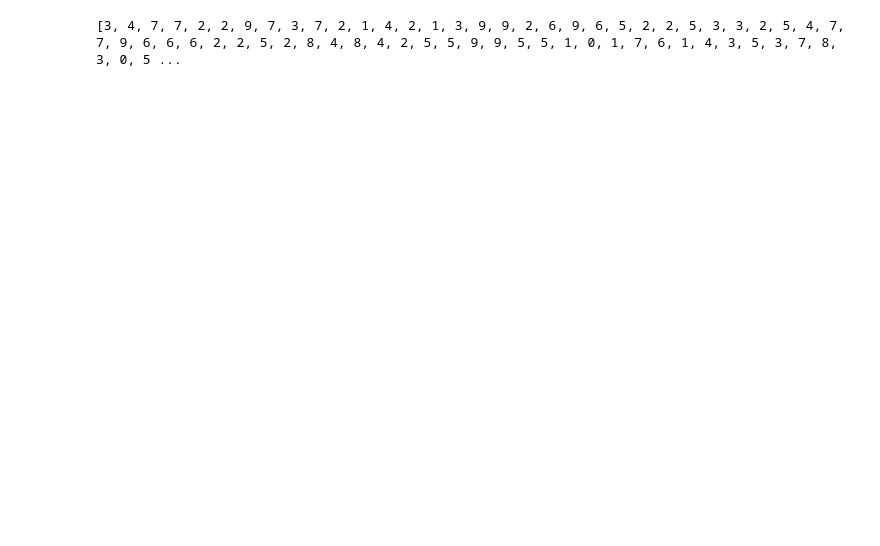
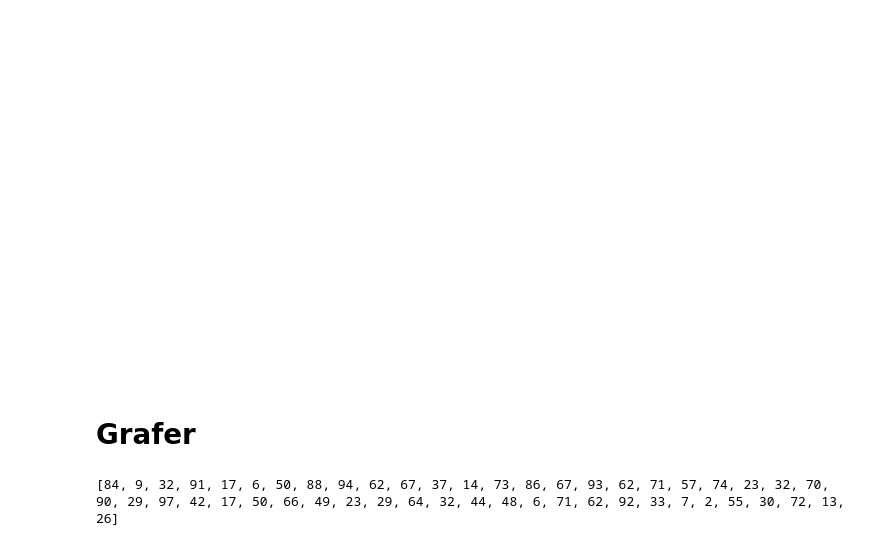
Before and after one commit to froden/notebook, a Jupyter notebook: intro.ipynb, the cells around one changed output. Saved outputs shown, nothing was run; the diff lists cells and outputs as text; code cells hidden in the pictures; blank space fills up the shorter version.

```diff
--- a/intro.ipynb
+++ b/intro.ipynb
@@ -13,8 +46,14 @@ i ett og samme dokument
+# %%
+convertToBlackAndWhite("thumbs-up.jpg", 800)
+# %% [output]
+[figure, added]
+# %% [markdown]
+# Grafer
 # %%
 import kotlin.random.Random
 
-val simpleData = List(100) { Random.nextInt(10) }
-simpleData
+val data = List(50) { Random.nextInt(100) }
+data
 # %% [output]
-[3, 4, 7, 7, 2, 2, 9, 7, 3, 7, 2, 1, 4, 2, 1, 3, 9, 9, 2, 6, 9, 6, 5, 2, 2, 5, 3, 3, 2, 5, 4, 7, 7, 9, 6, 6, 6, 2, 2, 5, 2, 8, 4, 8, 4, 2, 5, 5, 9, 9, 5, 5, 1, 0, 1, 7, 6, 1, 4, 3, 5, 3, 7, 8, 3, 0, 5 ...
+[84, 9, 32, 91, 17, 6, 50, 88, 94, 62, 67, 37, 14, 73, 86, 67, 93, 62, 71, 57, 74, 23, 32, 70, 90, 29, 97, 42, 17, 50, 66, 49, 23, 29, 64, 32, 44, 48, 6, 71, 62, 92, 33, 7, 2, 55, 30, 72, 13, 26]
 # %%
```
Also changed, not shown: parts of 18 cells of this notebook, 5 other files.
